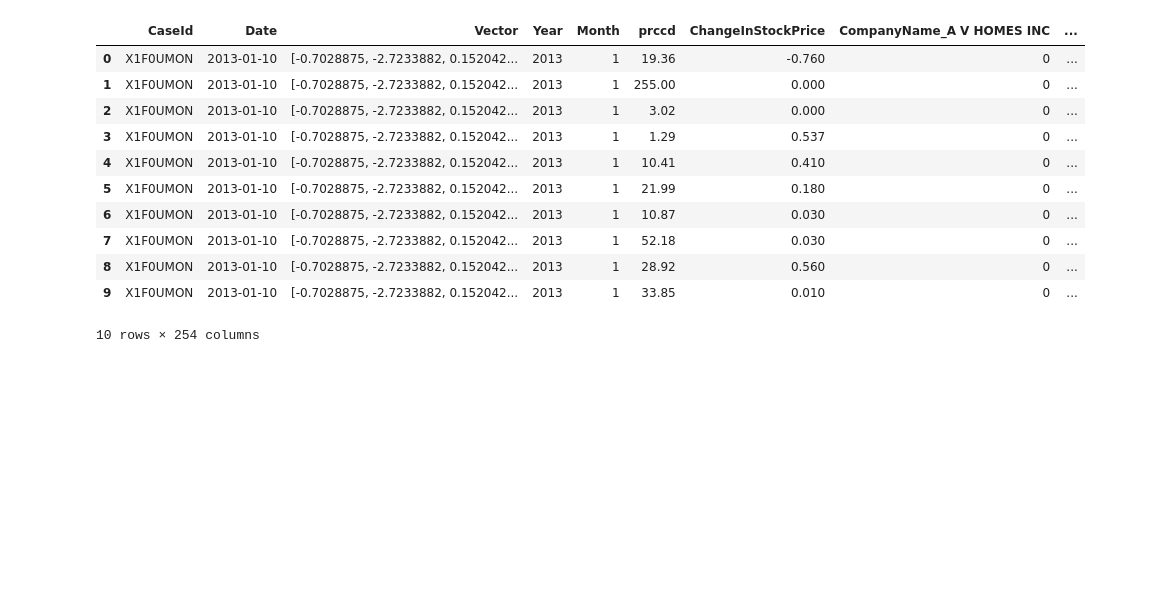
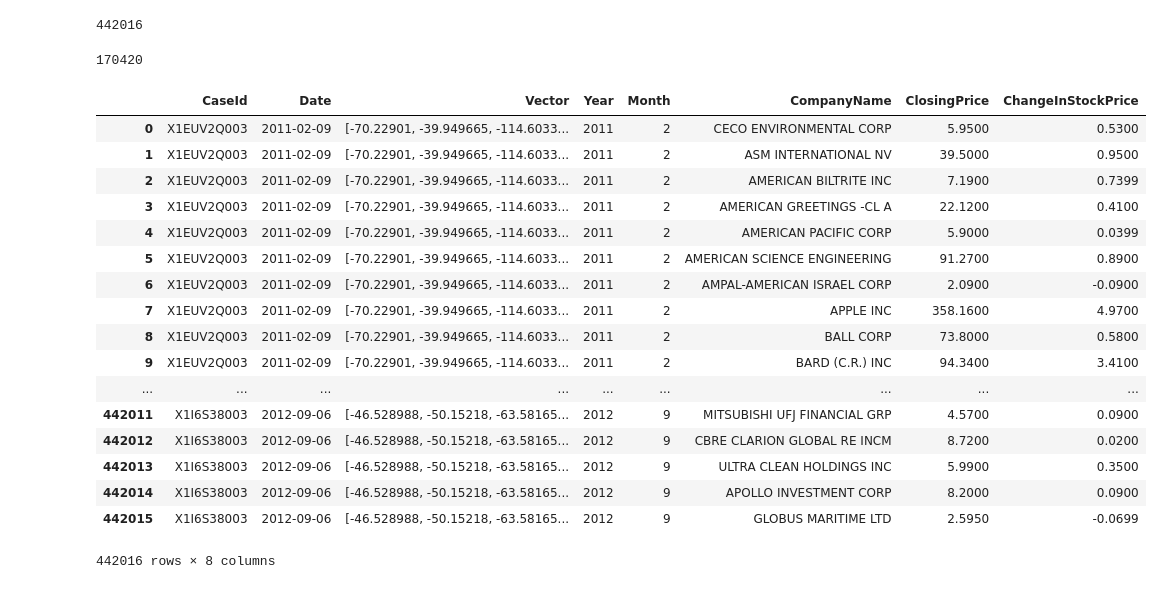
Before and after one commit to nikitabhargava/MLCS_Project_2018, a Jupyter notebook: StockAndCaseDataJoined.ipynb, the cells around one changed output. Saved outputs shown, nothing was run; the diff lists cells and outputs as text; code cells hidden in the pictures; blank space fills up the shorter version.

Commit message:
Stockdata updated

```diff
--- a/StockAndCaseDataJoined.ipynb
+++ b/StockAndCaseDataJoined.ipynb
@@ -4,3 +4,10 @@ import numpy as np
 from sklearn.utils import shuffle
 from sklearn.model_selection import train_test_split
 import pickle
+# %%
+#Read the stock data
+colnames=['Date', 'CompanyName', 'ClosingPrice', 'ChangeInStockPrice']
+stockData = pd.read_csv("/Users/Anshu/MLCS_Project_2018-master/stockDataFinalEnhanced500.csv",names=colnames, header=None)
+print(len(stockData))
+
+stockData
@@ -7,17 +34,15 @@ import pickle
 # %%
-#Read the stock data
-stockData = pd.read_csv("/Users/Anshu/MLCS_Project/StockDaily2013.csv")
-stockData = stockData.rename(columns={'datadate': 'Date', 'conm': 'CompanyName','diff':'ChangeInStockPrice'})
+#stockData = stockData.rename(columns={'0': 'Date', '1': 'CompanyName','3':'ChangeInStockPrice'})
 stockData['Date'] = pd.to_datetime(stockData['Date'])
 
 #Number of data points
 print(len(stockData))
 
 #Find if any column has missing values
-print(stockData.columns[stockData.isnull().any()])
+#print(stockData.columns[stockData.isnull().any()])
 
-encoded_stockData = pd.get_dummies(stockData)
+#stockData = stockData[]
 
-print(encoded_stockData.head(10))
+
 print(stockData.dtypes)
 # %% [output]
@@ -40,8 +54,9 @@ ChangeInStockPrice           float64
 dtype: object
 # %%
 #Read the train case data
-caseDataFile_train = open("/Users/Anshu/MLCS_Project/traindocvector.pkl","rb")
+caseDataFile_train = open("/Users/Anshu/MLCS_Project_2018-master/traindocvector.pkl","rb")
 caseData_train = pickle.load(caseDataFile_train)
 
-caseData_train.head(10)
+print(len(caseData_train))
+print(caseData_train)
 # %% [output]
@@ -80,27 +109,39 @@ caseData_train['Date'] =  pd.to_datetime(caseData_train['Date'])
 caseData_test['Date'] =  pd.to_datetime(caseData_test['Date'])
 # %%
 #Join stock and train case data
-joined_train_data = pd.merge(caseData_train,encoded_stockData,how='inner',on='Date')
+joined_train_data = pd.merge(caseData_train,stockData,how='inner',on='Date')
 
-joined_train_data = joined_train_data.head(11000)
+#joined_train_data = joined_train_data.head(11000)
 
 #Join stock and test case data
-joined_test_data = pd.merge(caseData_test,encoded_stockData,how='inner',on='Date')
+joined_test_data = pd.merge(caseData_test,stockData,how='inner',on='Date')
 
-joined_test_data = joined_train_data.head(1000)
-
-joined_train_data.head(10)
+#joined_test_data = joined_train_data.head(1000)
-# %% [output]
-|  | CaseId | Date | Vector | Year | Month | prccd | ChangeInStockPrice | CompanyName_A V HOMES INC | ... |
-| 0 | X1F0UMON | 2013-01-10 | [-0.7028875, -2.7233882, 0.152042... | 2013 | 1 | 19.36 | -0.760 | 0 | ... |
-| 1 | X1F0UMON | 2013-01-10 | [-0.7028875, -2.7233882, 0.152042... | 2013 | 1 | 255.00 | 0.000 | 0 | ... |
-| 2 | X1F0UMON | 2013-01-10 | [-0.7028875, -2.7233882, 0.152042... | 2013 | 1 | 3.02 | 0.000 | 0 | ... |
-| 3 | X1F0UMON | 2013-01-10 | [-0.7028875, -2.7233882, 0.152042... | 2013 | 1 | 1.29 | 0.537 | 0 | ... |
-| 4 | X1F0UMON | 2013-01-10 | [-0.7028875, -2.7233882, 0.152042... | 2013 | 1 | 10.41 | 0.410 | 0 | ... |
-| 5 | X1F0UMON | 2013-01-10 | [-0.7028875, -2.7233882, 0.152042... | 2013 | 1 | 21.99 | 0.180 | 0 | ... |
-| 6 | X1F0UMON | 2013-01-10 | [-0.7028875, -2.7233882, 0.152042... | 2013 | 1 | 10.87 | 0.030 | 0 | ... |
-| 7 | X1F0UMON | 2013-01-10 | [-0.7028875, -2.7233882, 0.152042... | 2013 | 1 | 52.18 | 0.030 | 0 | ... |
-| 8 | X1F0UMON | 2013-01-10 | [-0.7028875, -2.7233882, 0.152042... | 2013 | 1 | 28.92 | 0.560 | 0 | ... |
-| 9 | X1F0UMON | 2013-01-10 | [-0.7028875, -2.7233882, 0.152042... | 2013 | 1 | 33.85 | 0.010 | 0 | ... |
-10 rows × 254 columns
+# %%
+print(len(joined_train_data))
+len(joined_test_data)
+# %% [output]
+442016
+170420
+# %%
+joined_train_data
+# %% [output]
+|  | CaseId | Date | Vector | Year | Month | CompanyName | ClosingPrice | ChangeInStockPrice |
+| 0 | X1EUV2Q003 | 2011-02-09 | [-70.22901, -39.949665, -114.6033... | 2011 | 2 | CECO ENVIRONMENTAL CORP | 5.9500 | 0.5300 |
+| 1 | X1EUV2Q003 | 2011-02-09 | [-70.22901, -39.949665, -114.6033... | 2011 | 2 | ASM INTERNATIONAL NV | 39.5000 | 0.9500 |
+| 2 | X1EUV2Q003 | 2011-02-09 | [-70.22901, -39.949665, -114.6033... | 2011 | 2 | AMERICAN BILTRITE INC | 7.1900 | 0.7399 |
+| 3 | X1EUV2Q003 | 2011-02-09 | [-70.22901, -39.949665, -114.6033... | 2011 | 2 | AMERICAN GREETINGS -CL A | 22.1200 | 0.4100 |
+| 4 | X1EUV2Q003 | 2011-02-09 | [-70.22901, -39.949665, -114.6033... | 2011 | 2 | AMERICAN PACIFIC CORP | 5.9000 | 0.0399 |
+| 5 | X1EUV2Q003 | 2011-02-09 | [-70.22901, -39.949665, -114.6033... | 2011 | 2 | AMERICAN SCIENCE ENGINEERING | 91.2700 | 0.8900 |
+| 6 | X1EUV2Q003 | 2011-02-09 | [-70.22901, -39.949665, -114.6033... | 2011 | 2 | AMPAL-AMERICAN ISRAEL CORP | 2.0900 | -0.0900 |
+| 7 | X1EUV2Q003 | 2011-02-09 | [-70.22901, -39.949665, -114.6033... | 2011 | 2 | APPLE INC | 358.1600 | 4.9700 |
+| 8 | X1EUV2Q003 | 2011-02-09 | [-70.22901, -39.949665, -114.6033... | 2011 | 2 | BALL CORP | 73.8000 | 0.5800 |
+| 9 | X1EUV2Q003 | 2011-02-09 | [-70.22901, -39.949665, -114.6033... | 2011 | 2 | BARD (C.R.) INC | 94.3400 | 3.4100 |
+| ... | ... | ... | ... | ... | ... | ... | ... | ... |
+| 442011 | X1I6S38003 | 2012-09-06 | [-46.528988, -50.15218, -63.58165... | 2012 | 9 | MITSUBISHI UFJ FINANCIAL GRP | 4.5700 | 0.0900 |
+| 442012 | X1I6S38003 | 2012-09-06 | [-46.528988, -50.15218, -63.58165... | 2012 | 9 | CBRE CLARION GLOBAL RE INCM | 8.7200 | 0.0200 |
+| 442013 | X1I6S38003 | 2012-09-06 | [-46.528988, -50.15218, -63.58165... | 2012 | 9 | ULTRA CLEAN HOLDINGS INC | 5.9900 | 0.3500 |
+| 442014 | X1I6S38003 | 2012-09-06 | [-46.528988, -50.15218, -63.58165... | 2012 | 9 | APOLLO INVESTMENT CORP | 8.2000 | 0.0900 |
+| 442015 | X1I6S38003 | 2012-09-06 | [-46.528988, -50.15218, -63.58165... | 2012 | 9 | GLOBUS MARITIME LTD | 2.5950 | -0.0699 |
+442016 rows × 8 columns
 # %%
```
Also changed, not shown: parts of 7 cells of this notebook.
